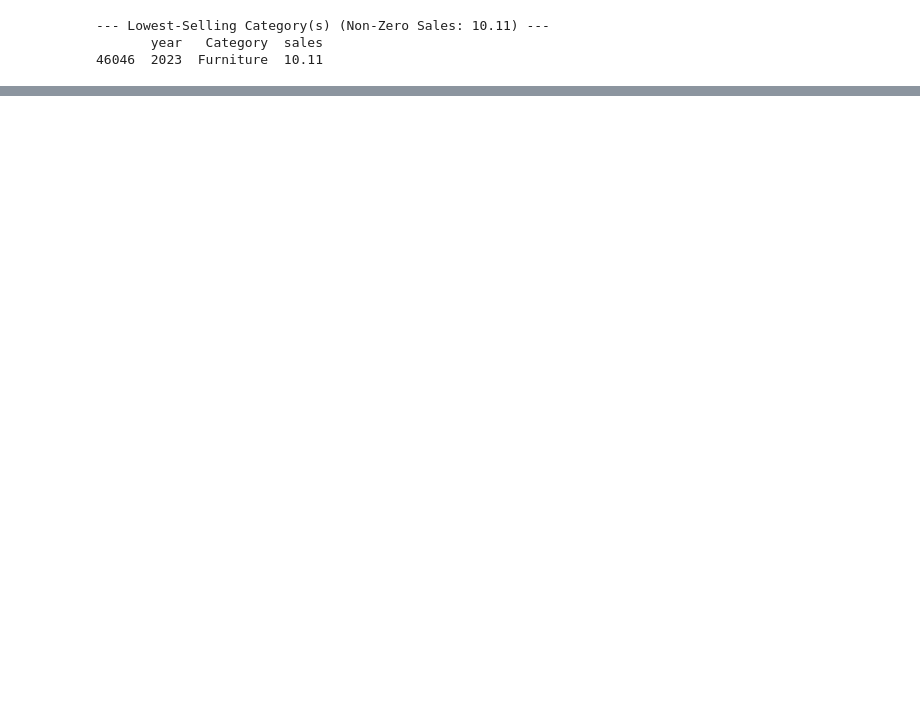
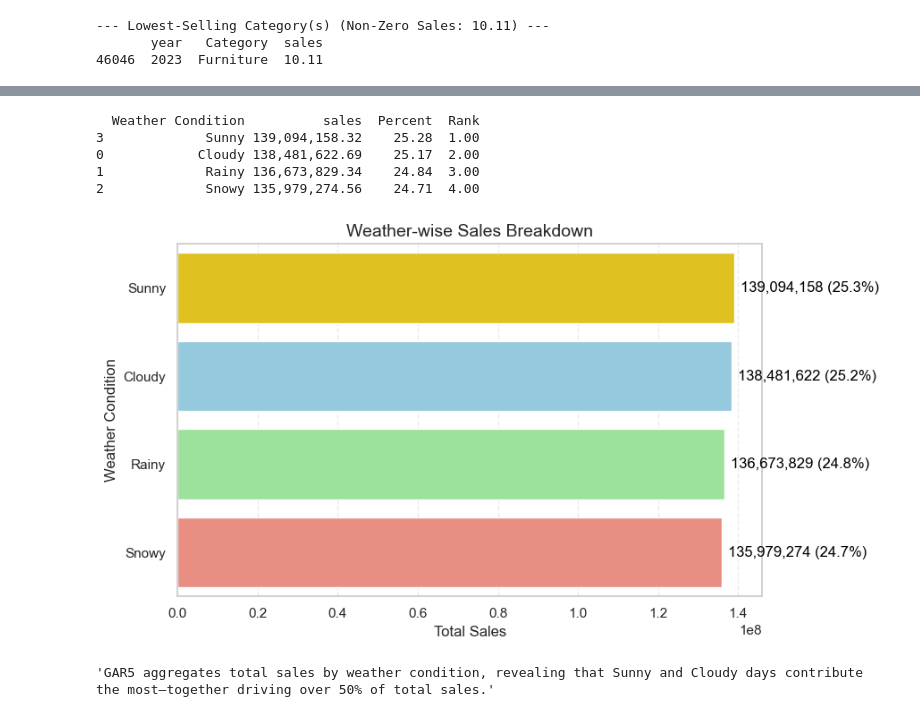
Before and after one commit to Abhijeeth7/Retail-Store-Inventory-Forecasting-Data-Analysis, a Jupyter notebook: Python_file/Retail-Store-Data-Analysis.ipynb, the cells around one changed output, grey strips where cells are left out. Drawn from its saved outputs; the diff is of its cells as text; code cells hidden in the pictures; blank space fills up the shorter version.

```diff
--- a/Python_file/Retail-Store-Data-Analysis.ipynb
+++ b/Python_file/Retail-Store-Data-Analysis.ipynb
@@ -594,0 +650,77 @@ plt.show()
+# %%
+# BR5 starts here
+# Step 1: Aggregate total sales by weather
+pd.options.display.float_format = '{:,.2f}'.format
+
+weather_sale_performance = (
+    df.groupby('Weather Condition')['sales']
+    .sum()
+    .reset_index()
+)
+
+# Step 2: Add percentage contribution
+weather_sale_performance['Percent'] = (
+    weather_sale_performance['sales'] / weather_sale_performance['sales'].sum()
+) * 100
+
+# Step 3: Add rank
+weather_sale_performance['Rank'] = weather_sale_performance['sales'].rank(method='dense', ascending=False)
+
+# Display result
+print(weather_sale_performance.sort_values('Rank'))
+# %% [output]
+  Weather Condition          sales  Percent  Rank
+3             Sunny 139,094,158.32    25.28  1.00
+0            Cloudy 138,481,622.69    25.17  2.00
+1             Rainy 136,673,829.34    24.84  3.00
+2             Snowy 135,979,274.56    24.71  4.00
+# %%
+# BR5 visualization
+
+pd.reset_option('display.float_format')
+
+# Sort for clean display
+weather_sorted = weather_sale_performance.sort_values('sales', ascending=False)
+
+# Set up color hues manually to separate close bars
+colors = ['gold', 'skyblue', 'lightgreen', 'salmon']
+
+plt.figure(figsize=(9, 5))
+bars = sns.barplot(
+    data=weather_sorted,
+    x='sales',
+    y='Weather Condition',
+    hue='Weather Condition',
+    palette=colors
+)
+
+# Title with weather icons
+plt.title('Weather-wise Sales Breakdown', fontsize=14)
+plt.xlabel('Total Sales')
+plt.ylabel('Weather Condition')
+plt.grid(axis='x', linestyle='--', alpha=0.4)
+
+# Annotate bars with sales + percent
+for i, bar in enumerate(bars.patches):
+    sales_val = weather_sorted.iloc[i]['sales']
+    percent_val = weather_sorted.iloc[i]['Percent']
+    bars.annotate(
+        f"{int(sales_val):,} ({percent_val:.1f}%)",
+        (sales_val, bar.get_y() + bar.get_height()/2),
+        xytext=(5, 0),
+        textcoords='offset points',
+        va='center',
+        fontsize=12,
+        color='black'
+    )
+
+plt.tight_layout()
+plt.show()
+# %% [output]
+[figure, added]
+# %%
+#GAR5
+
+'''GAR5 aggregates total sales by weather condition, revealing that Sunny and Cloudy days contribute the most—together driving over 50% of total sales.'''
+# %% [output]
+'GAR5 aggregates total sales by weather condition, revealing that Sunny and Cloudy days contribute the most—together driving over 50% of total sales.'
```
Also changed, not shown: parts of 26 cells of this notebook, 1 other file.
